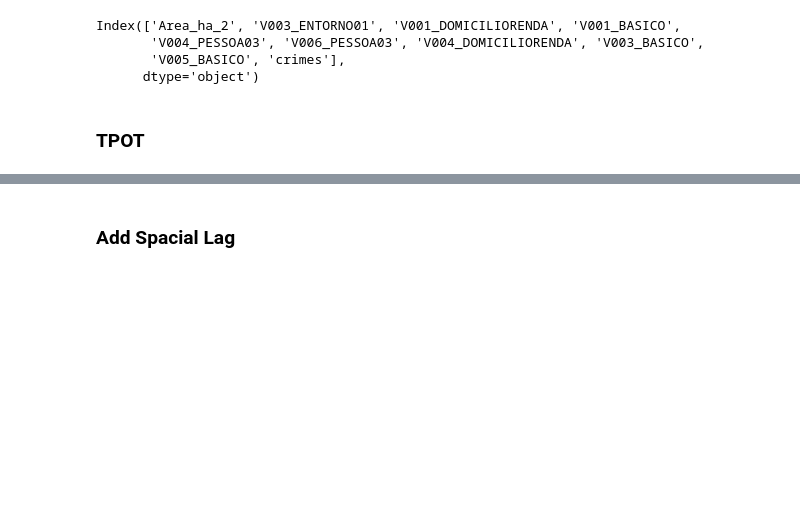
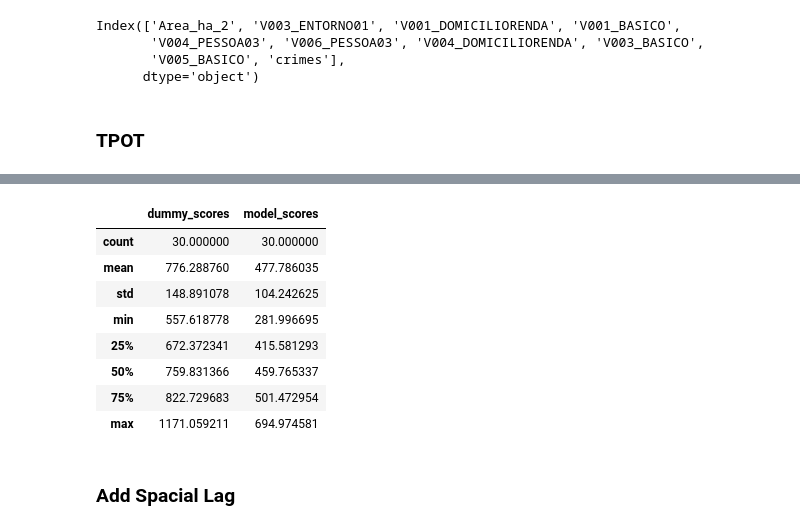
Before and after one commit to ozuromo/crime-analysis, a Jupyter notebook: NOTEBOOKS/analysis_zones.ipynb, the cells around one changed output, grey strips where cells are left out. Saved outputs shown, nothing was run; the diff lists cells and outputs as text; code cells hidden in the pictures; blank space fills up the shorter version.

```diff
--- a/NOTEBOOKS/analysis_zones.ipynb
+++ b/NOTEBOOKS/analysis_zones.ipynb
@@ -229,6 +234,31 @@ def tpot_pipeline_from_string(tpot_model, pipeline_string):
     deap_pipeline = creator.Individual.from_string(pipeline_string, tpot_model._pset)
     sklearn_pipeline = tpot_model._toolbox.compile(expr=deap_pipeline)
     return sklearn_pipeline
+# %%
+from sklearn.model_selection import cross_val_score
+from sklearn.dummy import DummyRegressor
+
+def compare_metric_with_dummy(model, score, X, y, cv):
+    dummy = DummyRegressor(strategy='mean')
+
+    cross_val_dummy = cross_val_score(
+        dummy,
+        X.values, y.values,
+        cv=cv,
+        scoring=score,
+    )
+
+    cross_val_model = cross_val_score(
+        model,
+        X.values, y.values,
+        cv=cv,
+        scoring=score,
+    )
+
+    df = pd.DataFrame()
+    df['dummy_scores'] = cross_val_dummy
+    df['model_scores'] = cross_val_model
+    return df.sort_values(by='model_scores', ascending=False)
 # %%
 features_to_drop = [
     'NumeroZona',
@@ -348,3 +330,17 @@ best = compare_models()
+# %%
+score = 'neg_mean_absolute_error'
+df = compare_metric_with_dummy(top_model, score, X, y, cv)
+df.abs().describe()
+# %% [output]
+|  | dummy_scores | model_scores |
+| count | 30.000000 | 30.000000 |
+| mean | 776.288760 | 477.786035 |
+| std | 148.891078 | 104.242625 |
+| min | 557.618778 | 281.996695 |
+| 25% | 672.372341 | 415.581293 |
+| 50% | 759.831366 | 459.765337 |
+| 75% | 822.729683 | 501.472954 |
+| max | 1171.059211 | 694.974581 |
 # %% [markdown]
 ### Add Spacial Lag
 # %%
```
Also changed, not shown: parts of 11 cells of this notebook, 3 other files.
